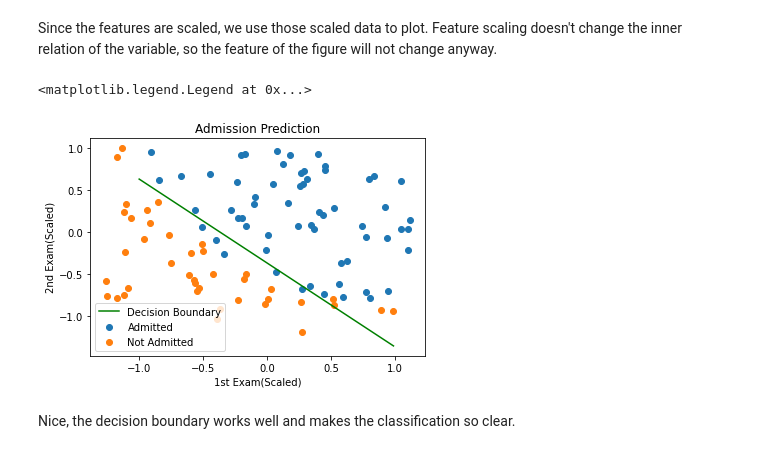
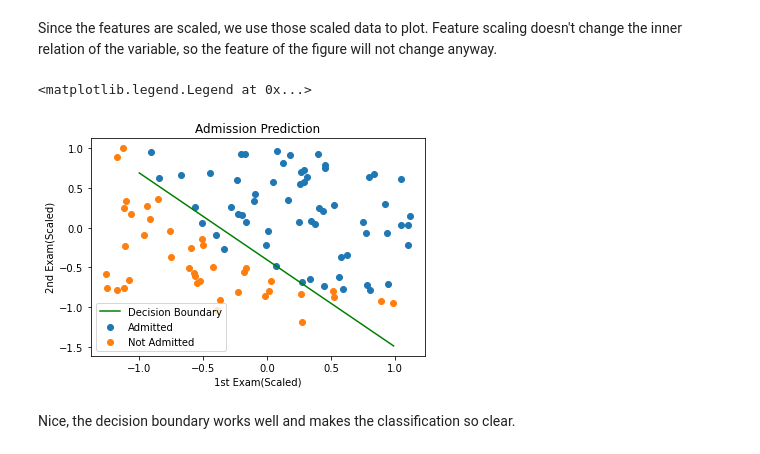
Before and after one commit to Plutooooo/hku_phys3151_2022, a Jupyter notebook: logistic-regression/logistic-regression.ipynb, the cells around one changed output. Saved outputs shown, nothing was run; the diff lists cells and outputs as text; code cells hidden in the pictures.

```diff
--- a/logistic-regression/logistic-regression.ipynb
+++ b/logistic-regression/logistic-regression.ipynb
@@ -622,15 +622,15 @@ Since the features are scaled, we use those scaled data to plot.  Feature scalin
 # %%
 plt.xlabel('1st Exam(Scaled)')
 plt.ylabel('2nd Exam(Scaled)')
 plt.title('Admission Prediction')
 x=np.arange(-1,1,0.01)
-y=(-3.517/3.52)*x+(-1.29/3.52)
+y=(-1.779/1.627)*x+(-0.658/1.627)
 plt.plot(x,y,label='Decision Boundary',color='green' )
 plt.scatter(yes_x,yes_y,label='Admitted')
 plt.scatter(no_x,no_y,label='Not Admitted')
 plt.legend()
 # %% [output]
 <matplotlib.legend.Legend at 0x...>
-[figure, old version]
+[figure, new version]
 # %% [markdown]
 Nice, the decision boundary works well and makes the classification so clear.
```
Also changed, not shown: parts of 3 cells of this notebook.
